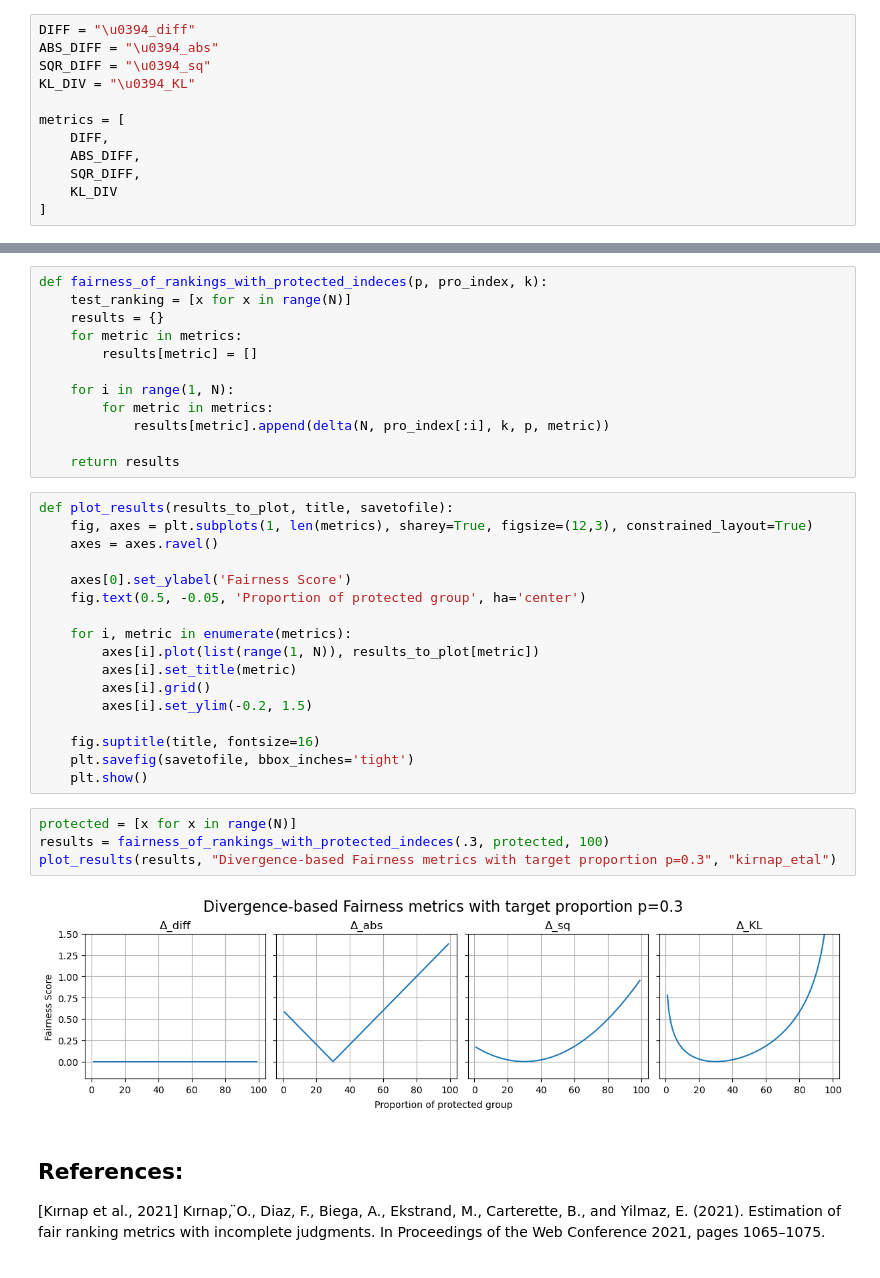
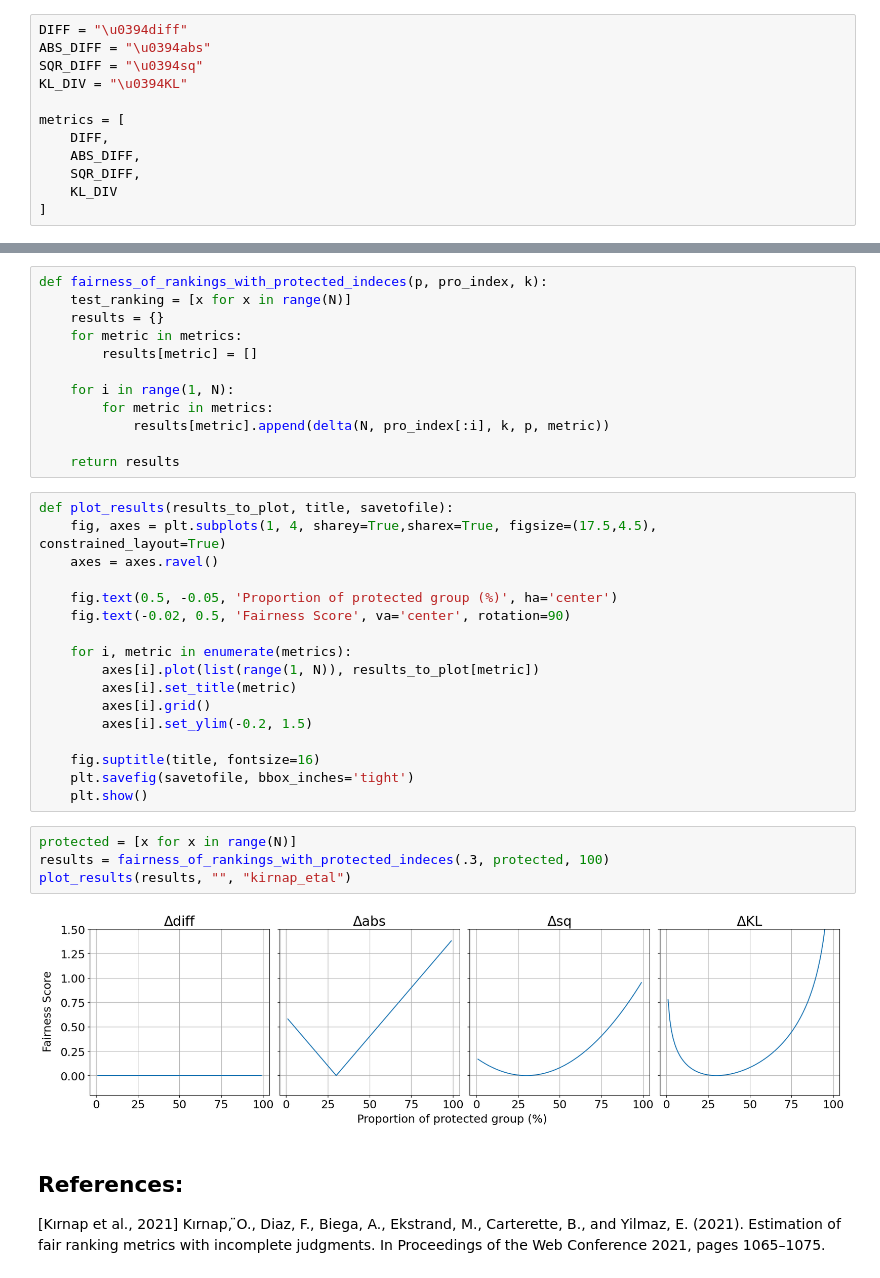
Before and after one commit to muhamadsalibi/comparing_fairness_measures, a Jupyter notebook: kirnap2021estimation/kirnap_etal.ipynb, the cells around one changed output, grey strips where cells are left out. Saved outputs shown, nothing was run; the diff lists cells and outputs as text.

```diff
--- a/kirnap2021estimation/kirnap_etal.ipynb
+++ b/kirnap2021estimation/kirnap_etal.ipynb
@@ -6,8 +10,8 @@ import matplotlib.pyplot as plt
 # %%
-DIFF = "\u0394_diff"
-ABS_DIFF = "\u0394_abs"
-SQR_DIFF = "\u0394_sq"
-KL_DIV = "\u0394_KL"
+DIFF = "\u0394diff"
+ABS_DIFF = "\u0394abs"
+SQR_DIFF = "\u0394sq"
+KL_DIV = "\u0394KL"
 
 metrics = [
     DIFF,
@@ -52,11 +56,11 @@ def fairness_of_rankings_with_protected_indeces(p, pro_index, k):
     return results
 # %%
 def plot_results(results_to_plot, title, savetofile):
-    fig, axes = plt.subplots(1, len(metrics), sharey=True, figsize=(12,3), constrained_layout=True)
+    fig, axes = plt.subplots(1, 4, sharey=True,sharex=True, figsize=(17.5,4.5), constrained_layout=True)
     axes = axes.ravel()
 
-    axes[0].set_ylabel('Fairness Score')
-    fig.text(0.5, -0.05, 'Proportion of protected group', ha='center')
+    fig.text(0.5, -0.05, 'Proportion of protected group (%)', ha='center')
+    fig.text(-0.02, 0.5, 'Fairness Score', va='center', rotation=90)
 
     for i, metric in enumerate(metrics):
         axes[i].plot(list(range(1, N)), results_to_plot[metric])
@@ -70,9 +74,9 @@ def plot_results(results_to_plot, title, savetofile):
 # %%
 protected = [x for x in range(N)]
 results = fairness_of_rankings_with_protected_indeces(.3, protected, 100)
-plot_results(results, "Divergence-based Fairness metrics with target proportion p=0.3", "kirnap_etal")
+plot_results(results, "", "kirnap_etal")
 # %% [output]
-[figure, old version]
+[figure, new version]
 # %% [markdown]
 ## References:
 
```
Also changed, not shown: parts of 3 cells of this notebook, 13 other files.
